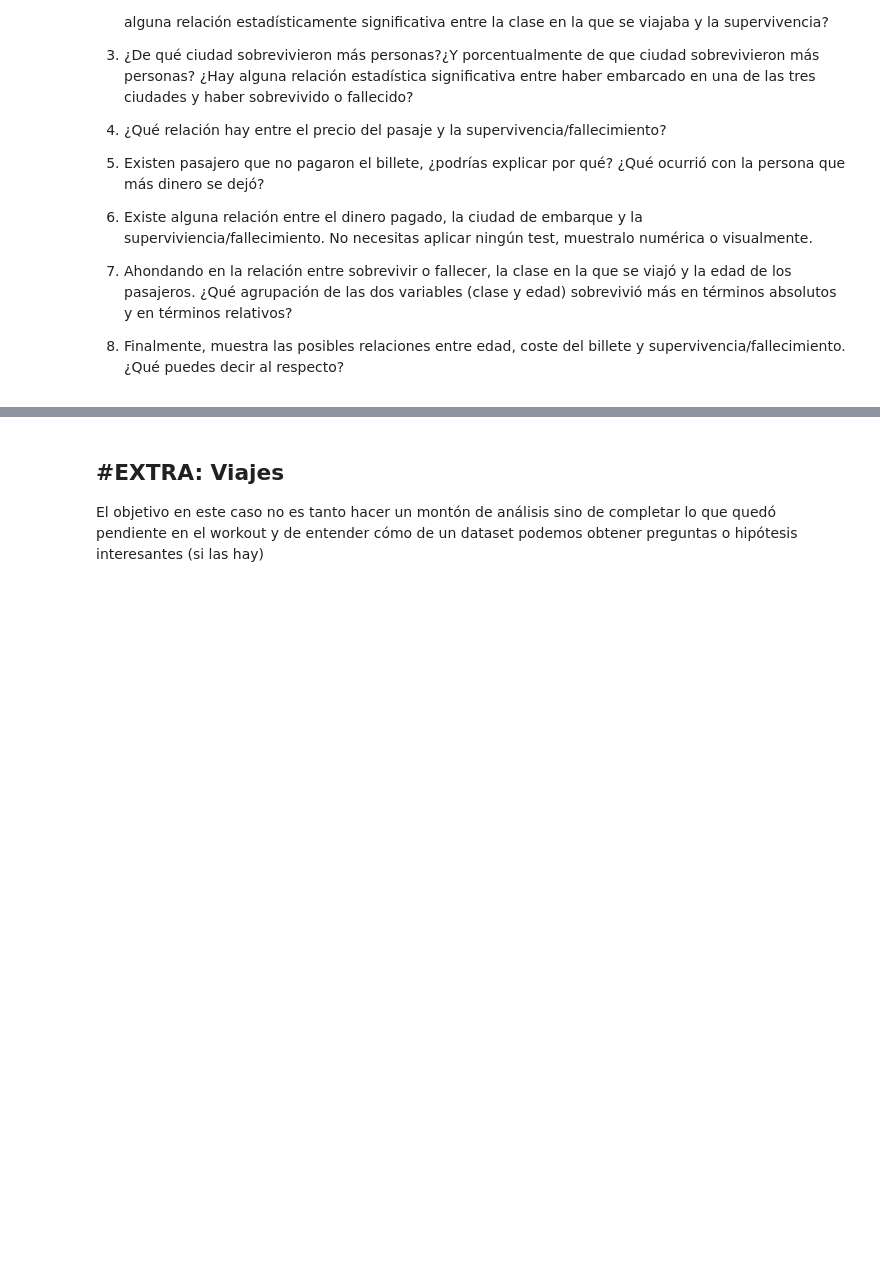
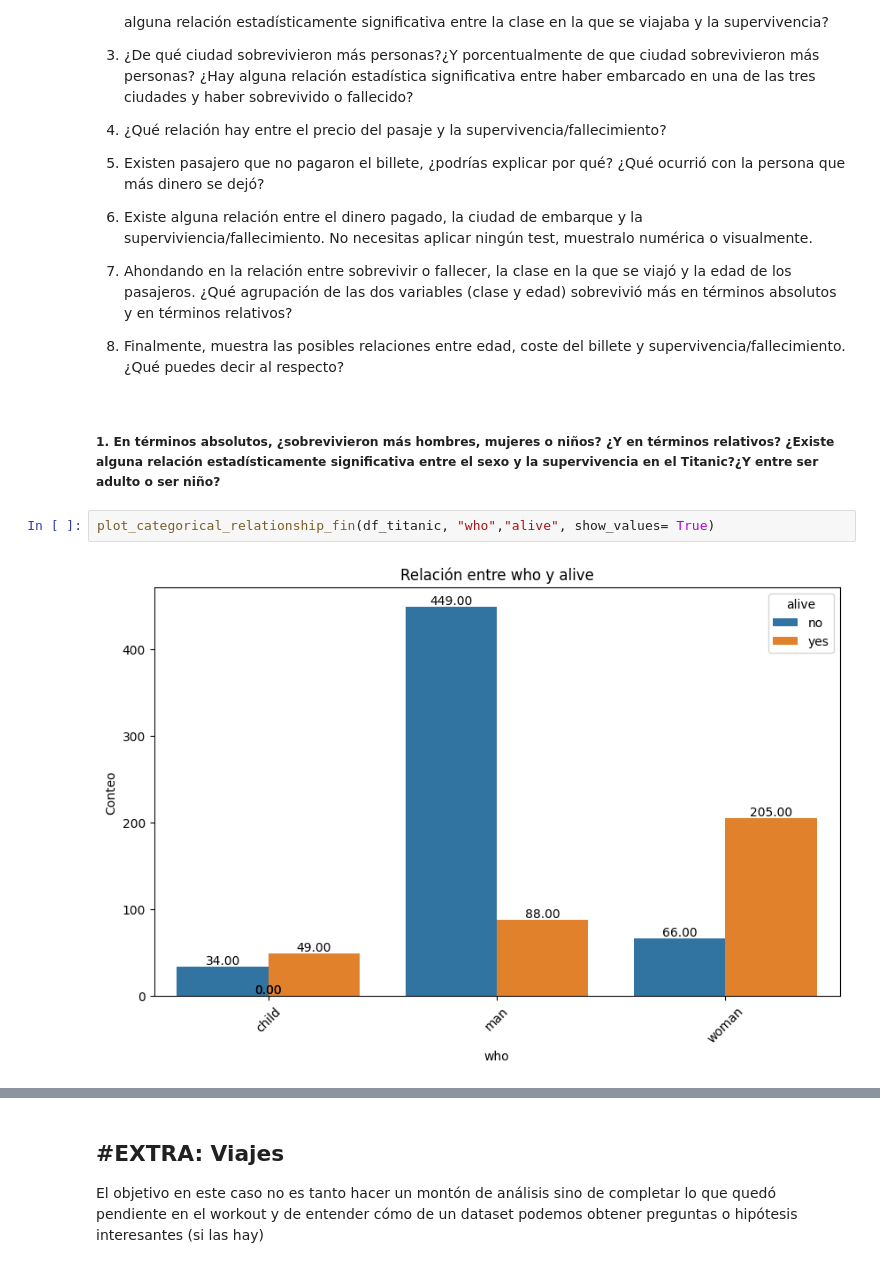
Before and after one commit to willwalker7/DS-Online-willwalker7, a Jupyter notebook: 03_Data_Analysis/Sprint_07/Unidad_02_Estadistica_Descriptiva_Multivariante/03_Practica_Obligatoria/18_Practica_Obligatoria_Multivariante.ipynb, the cells around one changed output, grey strips where cells are left out. Saved outputs shown, nothing was run; the diff lists cells and outputs as text; blank space fills up the shorter version.

```diff
--- a/03_Data_Analysis/Sprint_07/Unidad_02_Estadistica_Descriptiva_Multivariante/03_Practica_Obligatoria/18_Practica_Obligatoria_Multivariante.ipynb
+++ b/03_Data_Analysis/Sprint_07/Unidad_02_Estadistica_Descriptiva_Multivariante/03_Practica_Obligatoria/18_Practica_Obligatoria_Multivariante.ipynb
@@ -109,3 +111,9 @@ Realiza los análisis bivariantes o multivariantes que necesites, así como los
 7. Ahondando en la relación entre sobrevivir o fallecer, la clase en la que se viajó y la edad de los pasajeros. ¿Qué agrupación de las dos variables (clase y edad) sobrevivió más en términos absolutos y en términos relativos?
 
 8. Finalmente, muestra las posibles relaciones entre edad, coste del billete y supervivencia/fallecimiento. ¿Qué puedes decir al respecto?
+# %% [markdown]
+##### **1. En términos absolutos, ¿sobrevivieron más hombres, mujeres o niños? ¿Y en términos relativos? ¿Existe alguna relación estadísticamente significativa entre el sexo y la supervivencia en el Titanic?¿Y entre ser adulto o ser niño?**
+# %%
+plot_categorical_relationship_fin(df_titanic, "who","alive", show_values= True)
+# %% [output]
+[figure, added]
```
Also changed, not shown: parts of 20 cells of this notebook.
